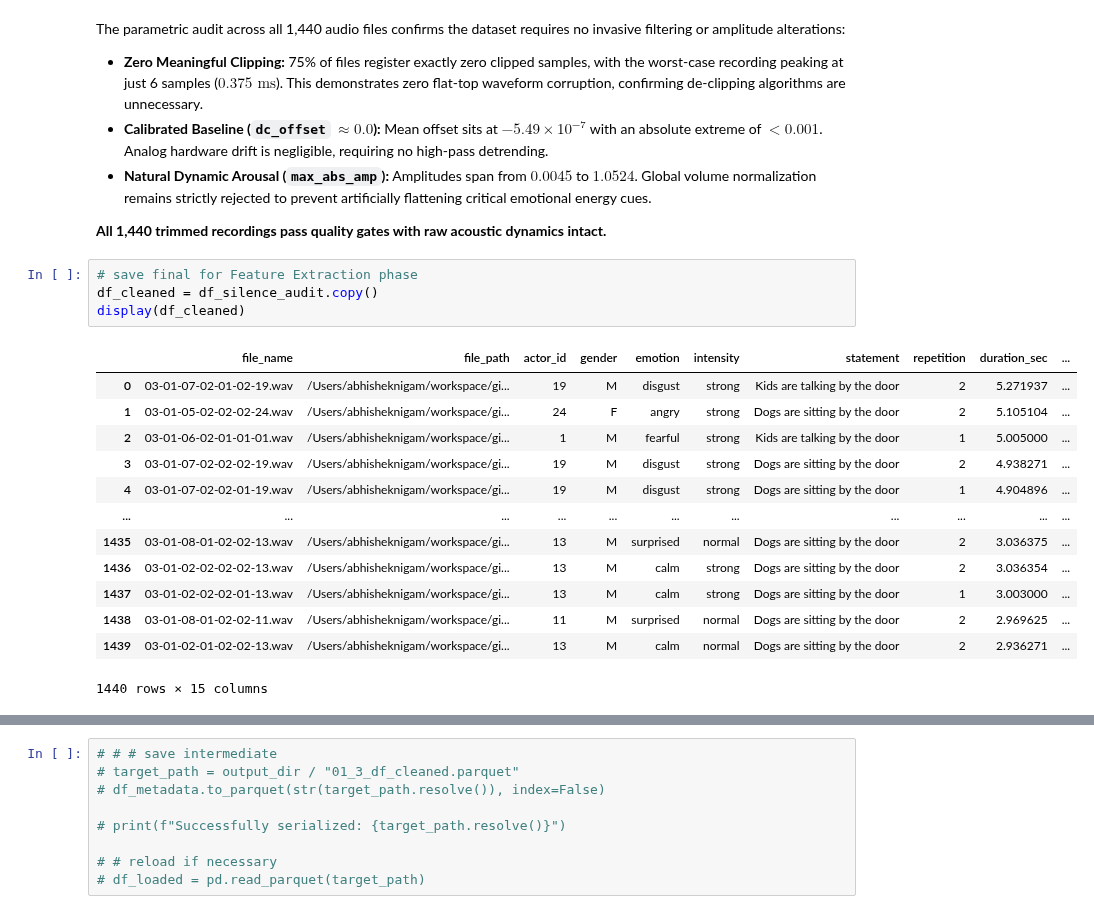
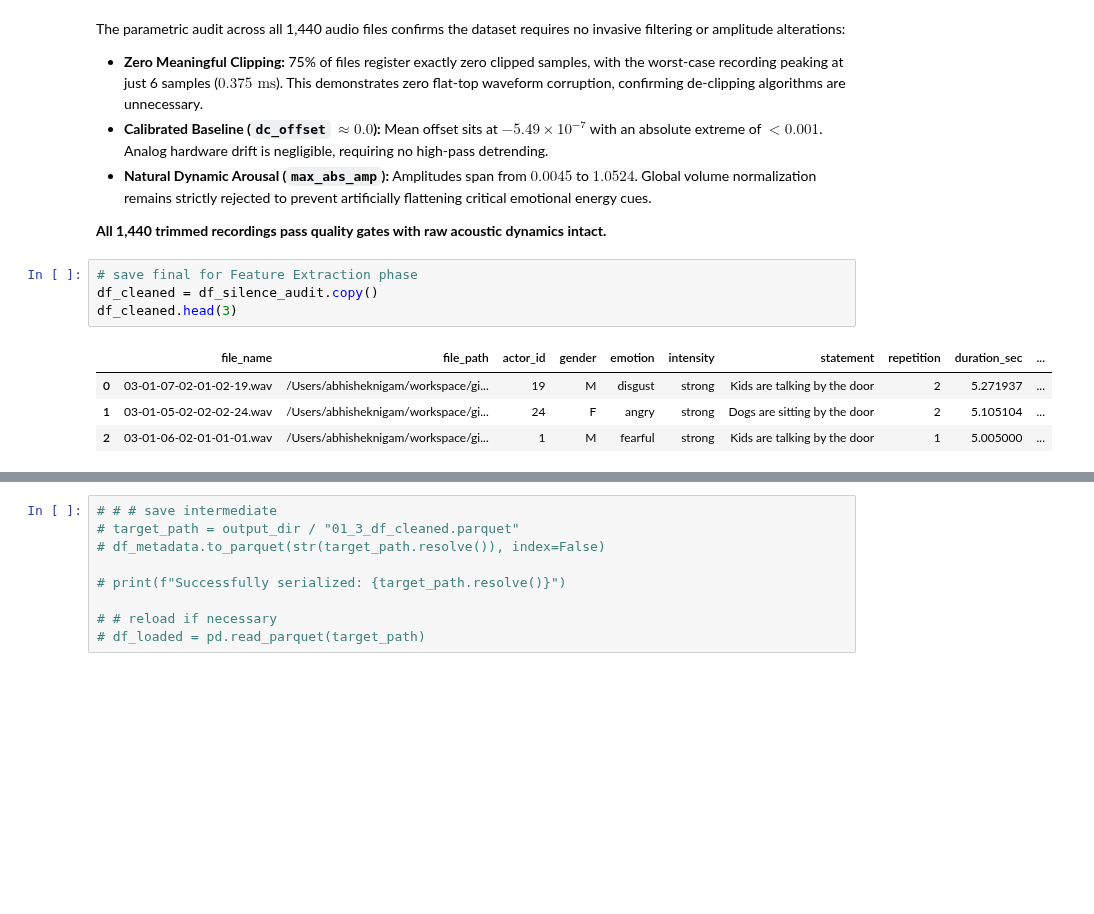
Before and after one commit to 1abhisheknigam/my-ai, a Jupyter notebook: speech-emotion-router/notebooks/01_signal_eda_features.ipynb, the cells around one changed output, grey strips where cells are left out. Drawn from its saved outputs; the diff is of its cells as text; blank space fills up the shorter version.

```diff
--- a/speech-emotion-router/notebooks/01_signal_eda_features.ipynb
+++ b/speech-emotion-router/notebooks/01_signal_eda_features.ipynb
@@ -800,18 +803,9 @@ The parametric audit across all 1,440 audio files confirms the dataset requires
 # %%
 # save final for Feature Extraction phase
 df_cleaned = df_silence_audit.copy()
-display(df_cleaned)
+df_cleaned.head(3)
 # %% [output]
 |  | file_name | file_path | actor_id | gender | emotion | intensity | statement | repetition | duration_sec | ... |
 | 0 | 03-01-07-02-01-02-19.wav | /Users/abhisheknigam/workspace/gi... | 19 | M | disgust | strong | Kids are talking by the door | 2 | 5.271937 | ... |
 | 1 | 03-01-05-02-02-02-24.wav | /Users/abhisheknigam/workspace/gi... | 24 | F | angry | strong | Dogs are sitting by the door | 2 | 5.105104 | ... |
 | 2 | 03-01-06-02-01-01-01.wav | /Users/abhisheknigam/workspace/gi... | 1 | M | fearful | strong | Kids are talking by the door | 1 | 5.005000 | ... |
-| 3 | 03-01-07-02-02-02-19.wav | /Users/abhisheknigam/workspace/gi... | 19 | M | disgust | strong | Dogs are sitting by the door | 2 | 4.938271 | ... |
-| 4 | 03-01-07-02-02-01-19.wav | /Users/abhisheknigam/workspace/gi... | 19 | M | disgust | strong | Dogs are sitting by the door | 1 | 4.904896 | ... |
-| ... | ... | ... | ... | ... | ... | ... | ... | ... | ... | ... |
-| 1435 | 03-01-08-01-02-02-13.wav | /Users/abhisheknigam/workspace/gi... | 13 | M | surprised | normal | Dogs are sitting by the door | 2 | 3.036375 | ... |
-| 1436 | 03-01-02-02-02-02-13.wav | /Users/abhisheknigam/workspace/gi... | 13 | M | calm | strong | Dogs are sitting by the door | 2 | 3.036354 | ... |
-| 1437 | 03-01-02-02-02-01-13.wav | /Users/abhisheknigam/workspace/gi... | 13 | M | calm | strong | Dogs are sitting by the door | 1 | 3.003000 | ... |
-| 1438 | 03-01-08-01-02-02-11.wav | /Users/abhisheknigam/workspace/gi... | 11 | M | surprised | normal | Dogs are sitting by the door | 2 | 2.969625 | ... |
-| 1439 | 03-01-02-01-02-02-13.wav | /Users/abhisheknigam/workspace/gi... | 13 | M | calm | normal | Dogs are sitting by the door | 2 | 2.936271 | ... |
-1440 rows × 15 columns
```
Also changed, not shown: parts of 20 cells of this notebook, 1 other file.
